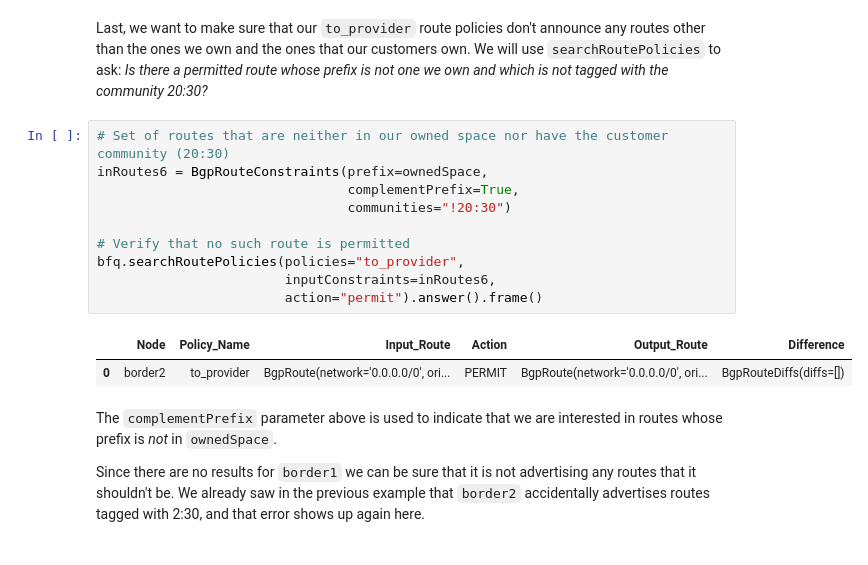
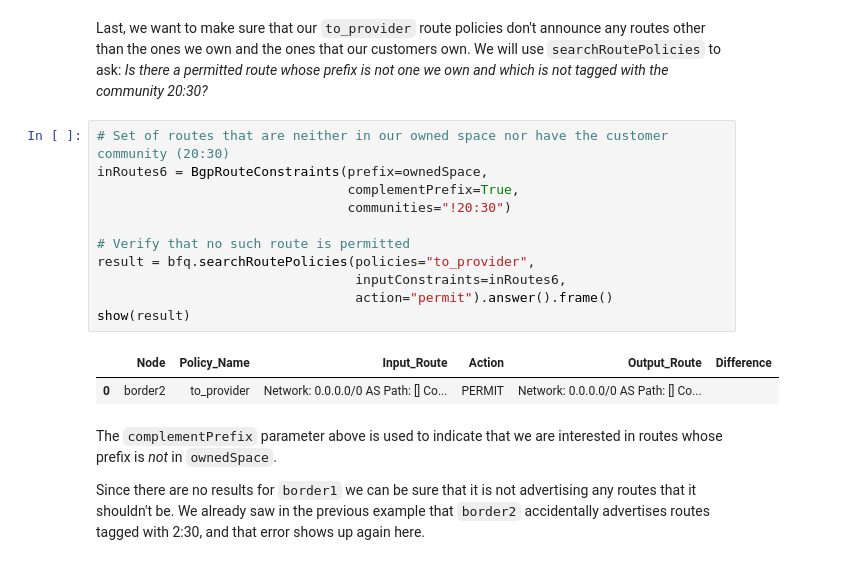
Before and after one commit to batfish/pybatfish, a Jupyter notebook: jupyter_notebooks/Analyzing Routing Policies.ipynb, the cells around one changed output. Cells and saved outputs as stored; diff of their text form.

```diff
--- a/jupyter_notebooks/Analyzing Routing Policies.ipynb
+++ b/jupyter_notebooks/Analyzing Routing Policies.ipynb
@@ -205,16 +215,17 @@ Last, we want to make sure that our `to_provider` route policies don't announce
 # %%
 # Set of routes that are neither in our owned space nor have the customer community (20:30)
 inRoutes6 = BgpRouteConstraints(prefix=ownedSpace,
                                 complementPrefix=True,
                                 communities="!20:30")
 
 # Verify that no such route is permitted
-bfq.searchRoutePolicies(policies="to_provider",
-                        inputConstraints=inRoutes6,
-                        action="permit").answer().frame()
+result = bfq.searchRoutePolicies(policies="to_provider",
+                                 inputConstraints=inRoutes6,
+                                 action="permit").answer().frame()
+show(result)
 # %% [output]
 |  | Node | Policy_Name | Input_Route | Action | Output_Route | Difference |
-| 0 | border2 | to_provider | BgpRoute(network='0.0.0.0/0', ori... | PERMIT | BgpRoute(network='0.0.0.0/0', ori... | BgpRouteDiffs(diffs=[]) |
+| 0 | border2 | to_provider | Network: 0.0.0.0/0 AS Path: [] Co... | PERMIT | Network: 0.0.0.0/0 AS Path: [] Co... |  |
 # %% [markdown]
 The `complementPrefix` parameter above is used to indicate that we are interested in routes whose prefix is *not* in `ownedSpace`.
 
```
Also changed, not shown: parts of 8 cells of this notebook, 2 other files.
